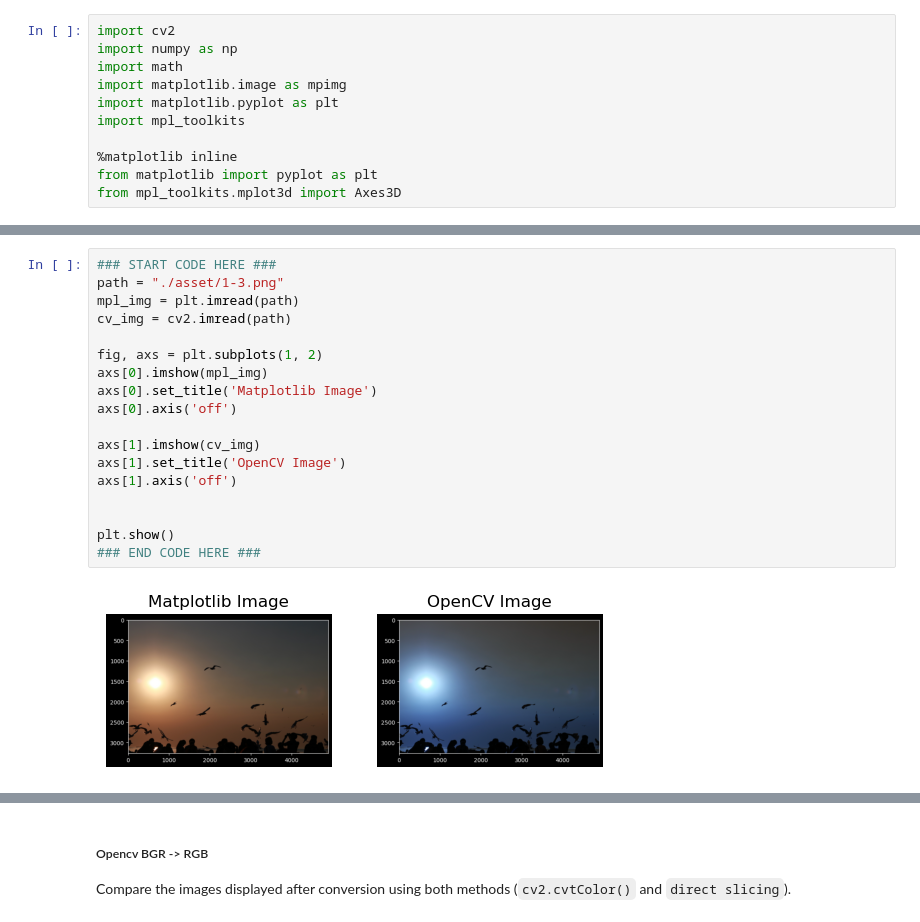
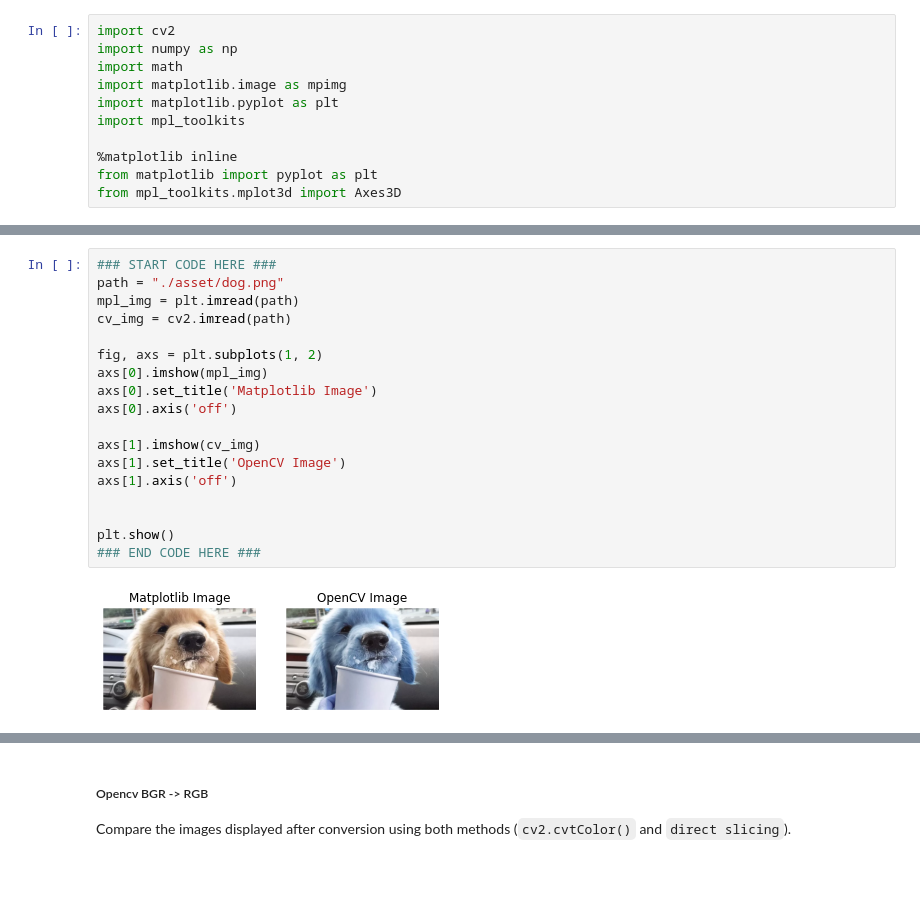
Before and after one commit to nkietwee/Image_processing-2024, a Jupyter notebook: Lab1_image-representation/Lab1_1.ipynb, the cells around one changed output, grey strips where cells are left out. Saved outputs shown, nothing was run; the diff lists cells and outputs as text; blank space fills up the shorter version.

```diff
--- a/Lab1_image-representation/Lab1_1.ipynb
+++ b/Lab1_image-representation/Lab1_1.ipynb
@@ -36,24 +36,24 @@ In this part, you will explore how different libraries interpret and display ima
 </details>
 # %%
 ### START CODE HERE ###
-path = "./asset/1-3.png"
+path = "./asset/dog.png"
 mpl_img = plt.imread(path)
 cv_img = cv2.imread(path)
 
 fig, axs = plt.subplots(1, 2)
 axs[0].imshow(mpl_img)
 axs[0].set_title('Matplotlib Image')
 axs[0].axis('off')
 
 axs[1].imshow(cv_img)
 axs[1].set_title('OpenCV Image')
 axs[1].axis('off')
 
 
 plt.show()
 ### END CODE HERE ###
 # %% [output]
-[figure, old version]
+[figure, new version]
 # %% [markdown]
 ### Opencv [BGR] vs Matplotlib [RGB]
 Examine the grayscale representations of individual color channels for each library.
```
Also changed, not shown: parts of 6 cells of this notebook, 1 other file.
